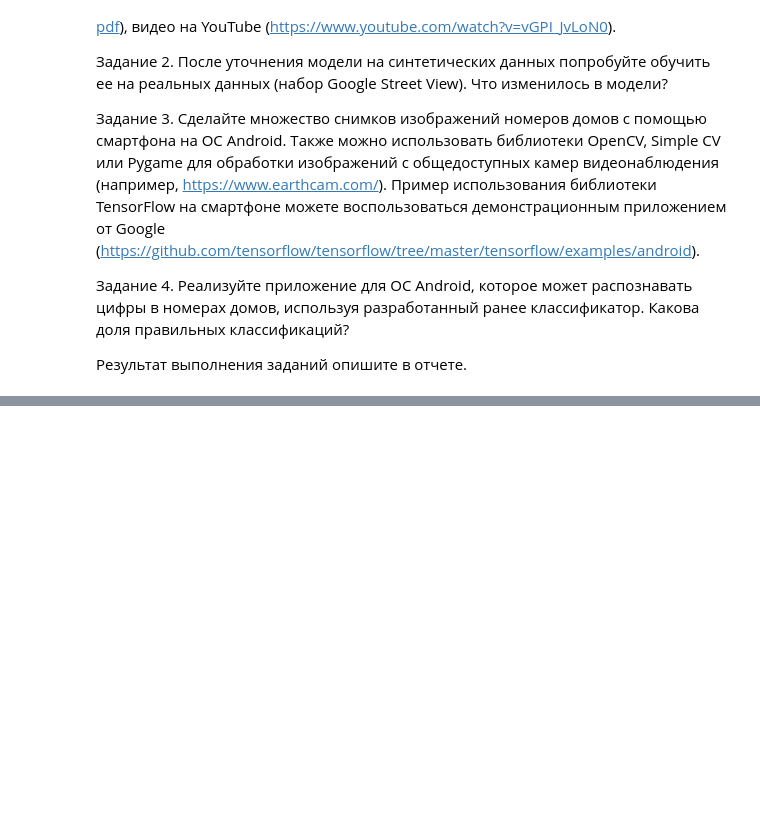
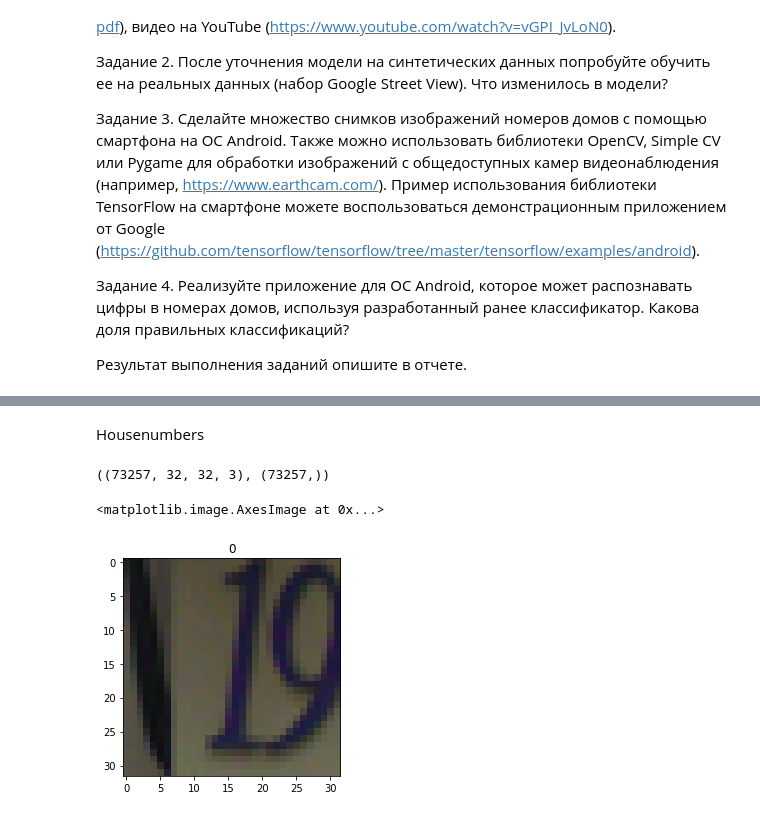
Before and after one commit to denmoroz/mo-labs-2, a Jupyter notebook: Lab4.ipynb, the cells around one changed output, grey strips where cells are left out. Cells and saved outputs as stored; diff of their text form; code cells hidden in the pictures; blank space fills up the shorter version.

Commit message:
Lab4: housenumbers implemented

```diff
--- a/Lab4.ipynb
+++ b/Lab4.ipynb
@@ -40,0 +141,26 @@
+# %% [markdown]
+Housenumbers
+# %%
+import scipy.io
+
+train = scipy.io.loadmat("train_32x32.mat")
+X_train, y_train = train["X"], train["y"]
+
+X_train = np.moveaxis(X_train, -1, 0)
+y_train = y_train.flatten() - 1
+
+test = scipy.io.loadmat("test_32x32.mat")
+X_test, y_test = test["X"], test["y"]
+
+X_test = np.moveaxis(X_test, -1, 0)
+y_test = y_test.flatten() - 1
+# %%
+X_train.shape, y_train.shape
+# %% [output]
+((73257, 32, 32, 3), (73257,))
+# %%
+plt.title(y_train[0])
+plt.imshow(X_train[0])
+# %% [output]
+<matplotlib.image.AxesImage at 0x...>
+[figure, added]
```
Also changed, not shown: parts of 13 cells of this notebook.
